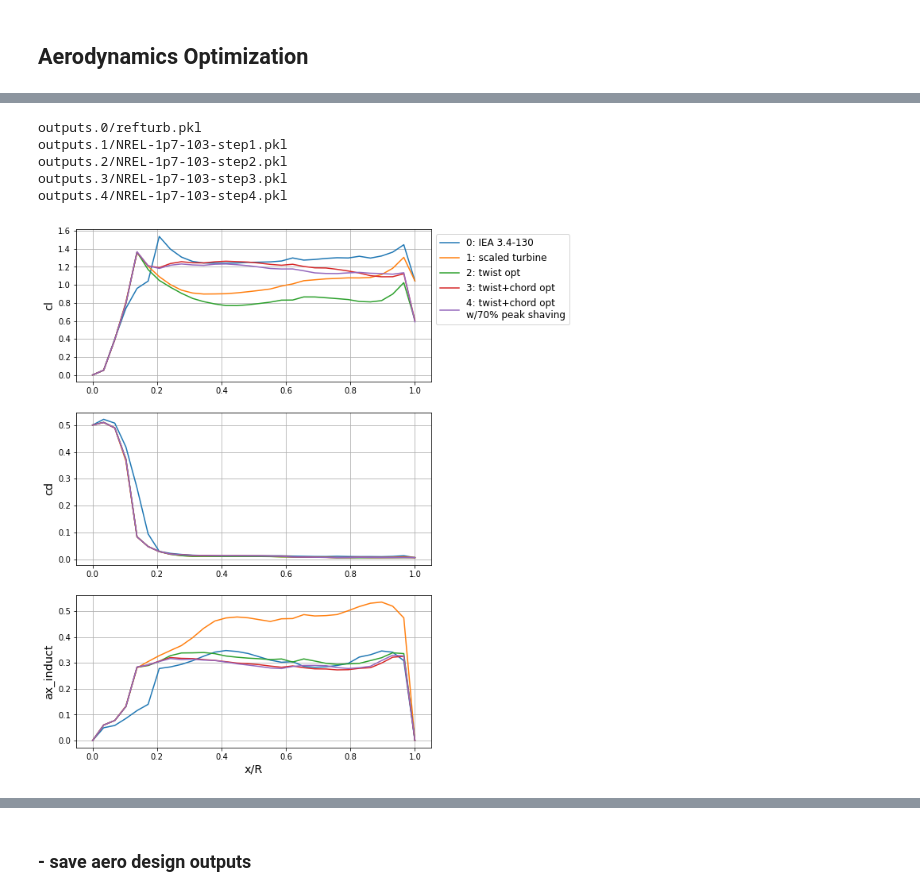
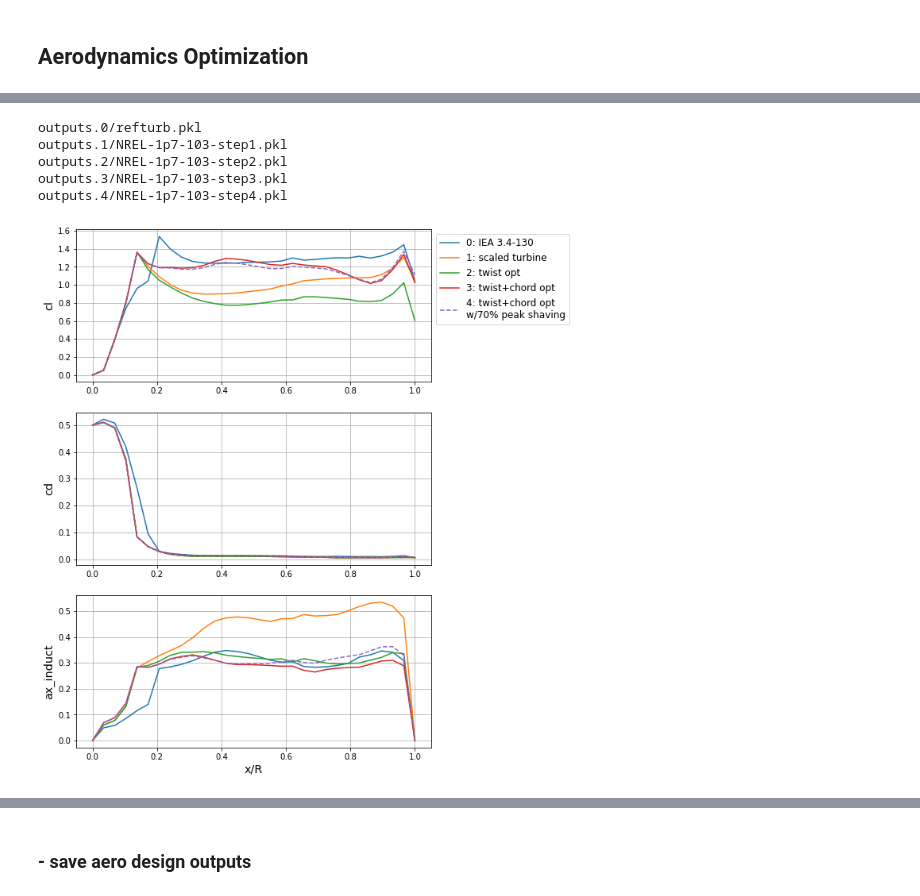
Before and after one commit to NREL/openfast-turbine-models, a Jupyter notebook: IEA-scaled/NREL-1.7-103/WISDEM/check_NREL-1p7-103.ipynb, the cells around one changed output, grey strips where cells are left out. Drawn from its saved outputs; the diff is of its cells as text; code cells hidden in the pictures.

```diff
--- a/IEA-scaled/NREL-1.7-103/WISDEM/check_NREL-1p7-103.ipynb
+++ b/IEA-scaled/NREL-1.7-103/WISDEM/check_NREL-1p7-103.ipynb
@@ -74,13 +83,14 @@ for istep in aero_opt_steps[1:]:
     print(fpath)
     pkl = pickle.load(open(fpath,'rb'))
     turb = {keyval[0]: keyval[1] for keyval in pkl}
-    xs = turb['wt.wt_init.blade.outer_shape_bem.compute_blade_outer_shape_bem.s_default']['value']
+    pfx = 'comp.wt.' if istep > 1 else 'wt.'
+    xs = turb[pfx+'wt_init.blade.outer_shape_bem.compute_blade_outer_shape_bem.s_default']['value']
     sty = dict(color=colors[istep])
     if istep == 4:
         sty['linestyle'] = '--'
     for i,qty in enumerate(shape_quantities):
         #df = turb[f'wt.wt_opt.blade.outer_shape_bem.compute_blade_outer_shape_bem.{qty}']
-        df = turb[f'wt.ccblade.{qty}']
+        df = turb[pfx+f'rotorse.ccblade.{qty}']
         ax[i].plot(xs,df['value'],label=legendnames[istep],**sty)
         ylabel = f'{qty} [{df["units"]}]'
         ax[i].set_ylabel(ylabel,fontsize='x-large')
@@ -99,32 +109,36 @@ outputs.4/NREL-1p7-103-step4.pkl
 # %%
 sectional_quantities = ['cl','cd','ax_induct']
 
 Nplot = len(sectional_quantities)
 fig,ax = plt.subplots(nrows=Nplot,figsize=(8,Nplot*4))
 for istep in aero_opt_steps:
     fpath = glob.glob(f'outputs.{istep}/*.pkl')[0]
     print(fpath)
     pkl = pickle.load(open(fpath,'rb'))
     turb = {keyval[0]: keyval[1] for keyval in pkl}
-    xs = turb['wt.wt_init.blade.outer_shape_bem.compute_blade_outer_shape_bem.s_default']['value']
+    pfx = 'comp.wt.' if istep > 1 else 'wt.'
+    xs = turb[pfx+'wt_init.blade.outer_shape_bem.compute_blade_outer_shape_bem.s_default']['value']
+    sty = dict(color=colors[istep])
+    if istep == 4:
+        sty['linestyle'] = '--'
     for i,qty in enumerate(sectional_quantities):
-        df = turb[f'wt.rp.powercurve.compute_power_curve.{qty}_regII']
+        df = turb[pfx+f'rotorse.rp.powercurve.compute_power_curve.{qty}_regII']
         ylabel = f'{qty} [{df["units"]}]'
-        ax[i].plot(xs,df['value'],label=legendnames[istep])
+        ax[i].plot(xs,df['value'],label=legendnames[istep],**sty)
         ax[i].set_ylabel(qty,fontsize='x-large')
     ax[-1].set_xlabel('x/R',fontsize='x-large')
 ax[0].legend(loc='upper left',bbox_to_anchor=(1,1),fontsize='large')
 for axi in ax:
     axi.grid()
 
 fig.savefig(os.path.join(figdir,prefix+'_sectionalaero.png'),bbox_inches='tight')
 # %% [output]
 outputs.0/refturb.pkl
 outputs.1/NREL-1p7-103-step1.pkl
 outputs.2/NREL-1p7-103-step2.pkl
 outputs.3/NREL-1p7-103-step3.pkl
 outputs.4/NREL-1p7-103-step4.pkl
-[figure, old version]
+[figure, new version]
 # %%
 powercurve_quantities = ['P','T','Cp_aero','Ct_aero']
 
```
Also changed, not shown: parts of 12 cells of this notebook, 3 other files.
